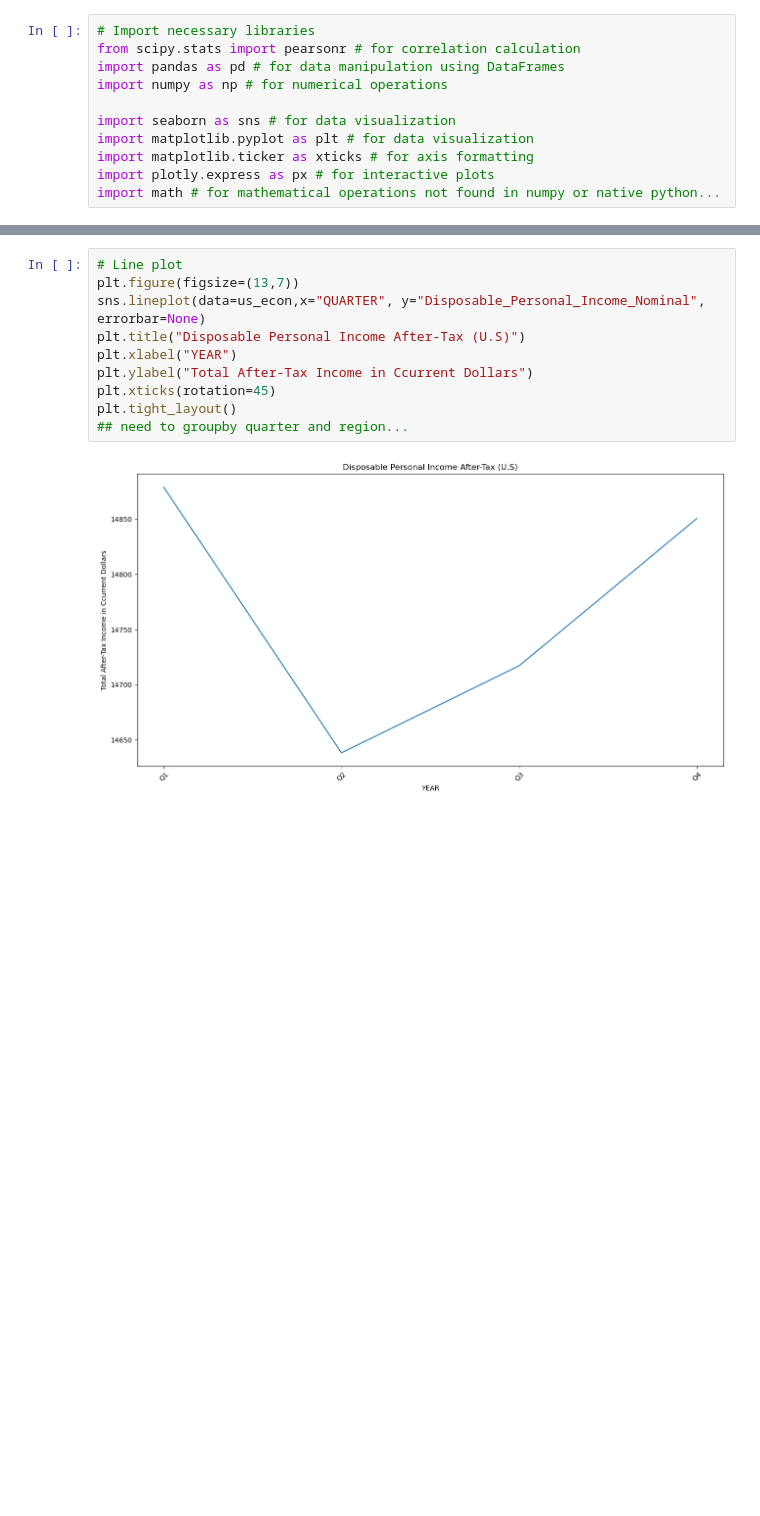
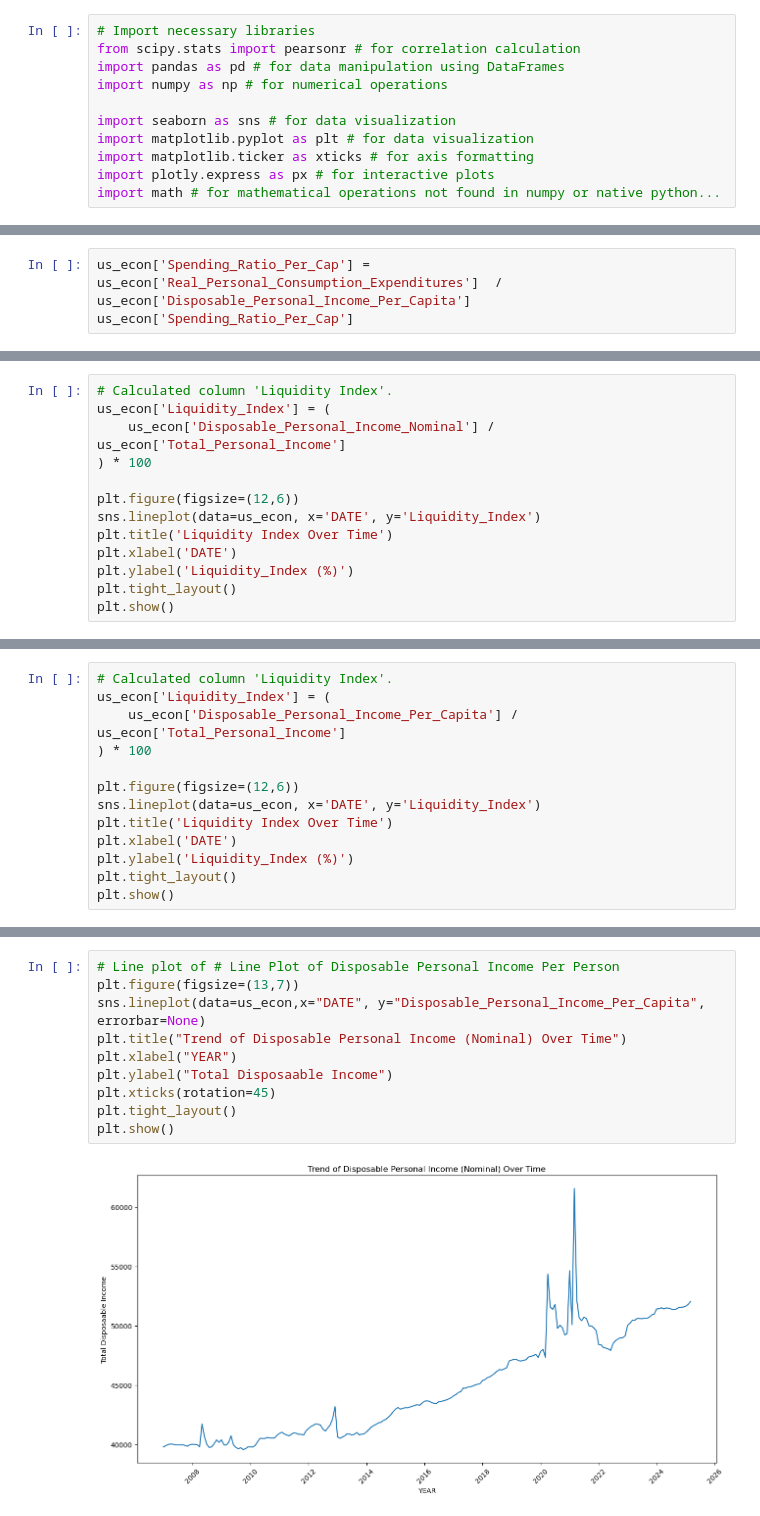
Before and after one commit to szhagnay/Cohort-A-Econ, a Jupyter notebook: notebooks/Fari_eda.ipynb, the cells around one changed output, grey strips where cells are left out. Cells and saved outputs as stored; diff of their text form; blank space fills up the shorter version.

```diff
--- a/notebooks/Fari_eda.ipynb
+++ b/notebooks/Fari_eda.ipynb
@@ -237,0 +73,3 @@ us_econ.head()
+# %%
+us_econ['Spending_Ratio_Per_Cap'] = us_econ['Real_Personal_Consumption_Expenditures']  / us_econ['Disposable_Personal_Income_Per_Capita']
+us_econ['Spending_Ratio_Per_Cap']
@@ -237,0 +89,13 @@ us_econ.head()
+# %%
+# Calculated column 'Liquidity Index'.
+us_econ['Liquidity_Index'] = (
+    us_econ['Disposable_Personal_Income_Nominal'] / us_econ['Total_Personal_Income']
+) * 100
+
+plt.figure(figsize=(12,6))
+sns.lineplot(data=us_econ, x='DATE', y='Liquidity_Index')
+plt.title('Liquidity Index Over Time')
+plt.xlabel('DATE')
+plt.ylabel('Liquidity_Index (%)')
+plt.tight_layout()
+plt.show()
@@ -237,0 +104,13 @@ us_econ.head()
+# %%
+# Calculated column 'Liquidity Index'.
+us_econ['Liquidity_Index'] = (
+    us_econ['Disposable_Personal_Income_Per_Capita'] / us_econ['Total_Personal_Income']
+) * 100
+
+plt.figure(figsize=(12,6))
+sns.lineplot(data=us_econ, x='DATE', y='Liquidity_Index')
+plt.title('Liquidity Index Over Time')
+plt.xlabel('DATE')
+plt.ylabel('Liquidity_Index (%)')
+plt.tight_layout()
+plt.show()
@@ -249,12 +151,12 @@ plt.tight_layout()
 # %%
-# Line plot
+# Line plot of # Line Plot of Disposable Personal Income Per Person
 plt.figure(figsize=(13,7))
-sns.lineplot(data=us_econ,x="QUARTER", y="Disposable_Personal_Income_Nominal", errorbar=None)
-plt.title("Disposable Personal Income After-Tax (U.S)")
+sns.lineplot(data=us_econ,x="DATE", y="Disposable_Personal_Income_Per_Capita", errorbar=None)
+plt.title("Trend of Disposable Personal Income (Nominal) Over Time")
 plt.xlabel("YEAR")
-plt.ylabel("Total After-Tax Income in Ccurrent Dollars")
+plt.ylabel("Total Disposaable Income")
 plt.xticks(rotation=45)
 plt.tight_layout()
-## need to groupby quarter and region...
+plt.show()
 # %% [output]
-[figure, old version]
+[figure, new version]
```
Also changed, not shown: parts of 59 cells of this notebook.
